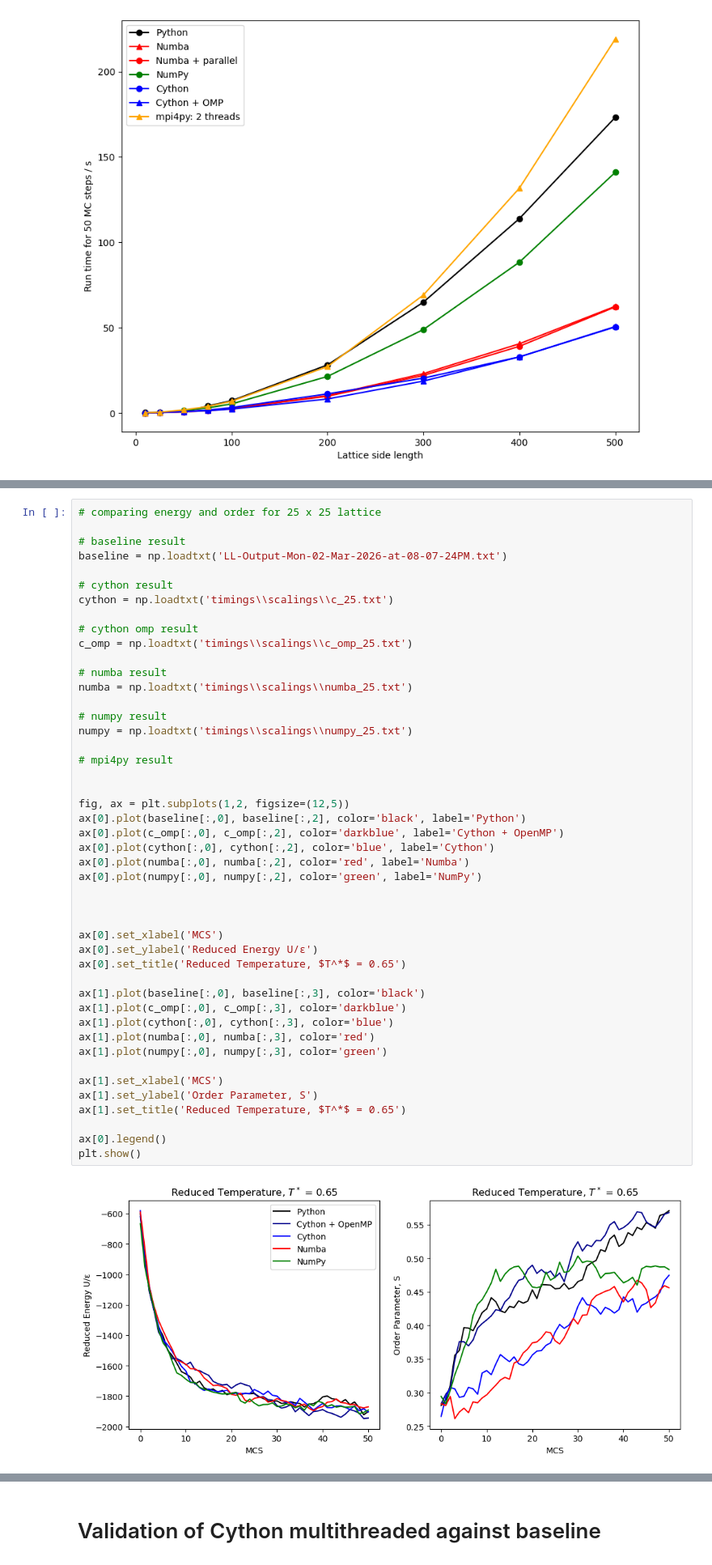
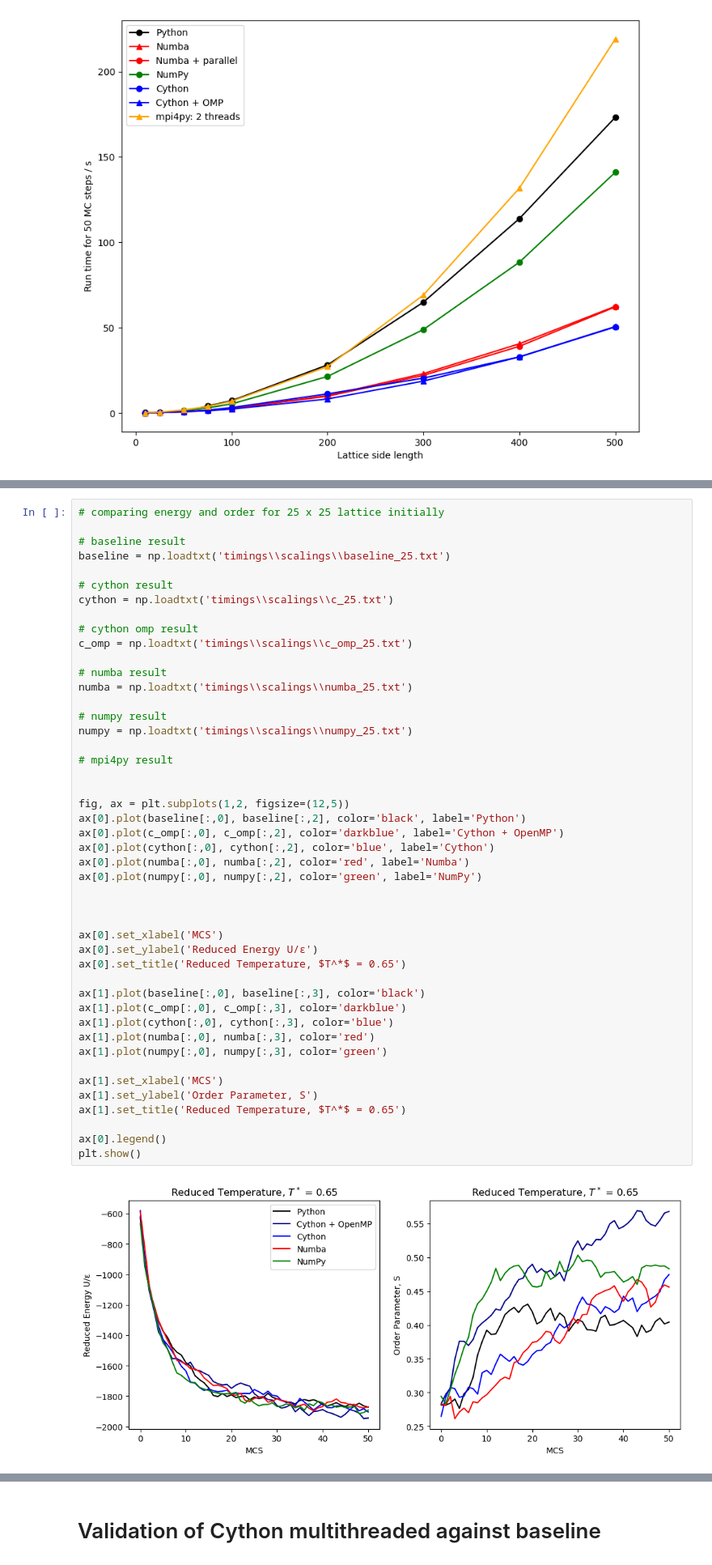
Before and after one commit to summerz04/LebwohlLasher, a Jupyter notebook: LebwohlLasher_Plotting.ipynb, the cells around one changed output, grey strips where cells are left out. Shown at 81% size. Saved outputs shown, nothing was run; the diff lists cells and outputs as text.

```diff
--- a/LebwohlLasher_Plotting.ipynb
+++ b/LebwohlLasher_Plotting.ipynb
@@ -269,8 +270,8 @@ import matplotlib.pyplot as plt
 # %%
-# comparing energy and order for 25 x 25 lattice
+# comparing energy and order for 25 x 25 lattice initially
 
 # baseline result
-baseline = np.loadtxt('LL-Output-Mon-02-Mar-2026-at-08-07-24PM.txt')
+baseline = np.loadtxt('timings\\scalings\\baseline_25.txt')
 
 # cython result
 cython = np.loadtxt('timings\\scalings\\c_25.txt')
@@ -286,31 +287,31 @@ numpy = np.loadtxt('timings\\scalings\\numpy_25.txt')
 
 # mpi4py result
 
 
 fig, ax = plt.subplots(1,2, figsize=(12,5))
 ax[0].plot(baseline[:,0], baseline[:,2], color='black', label='Python')
 ax[0].plot(c_omp[:,0], c_omp[:,2], color='darkblue', label='Cython + OpenMP')
 ax[0].plot(cython[:,0], cython[:,2], color='blue', label='Cython')
 ax[0].plot(numba[:,0], numba[:,2], color='red', label='Numba')
 ax[0].plot(numpy[:,0], numpy[:,2], color='green', label='NumPy')
 
 
 
 ax[0].set_xlabel('MCS')
 ax[0].set_ylabel('Reduced Energy U/ε')
 ax[0].set_title('Reduced Temperature, $T^*$ = 0.65')
 
 ax[1].plot(baseline[:,0], baseline[:,3], color='black')
 ax[1].plot(c_omp[:,0], c_omp[:,3], color='darkblue')
 ax[1].plot(cython[:,0], cython[:,3], color='blue')
 ax[1].plot(numba[:,0], numba[:,3], color='red')
 ax[1].plot(numpy[:,0], numpy[:,3], color='green')
 
 ax[1].set_xlabel('MCS')
 ax[1].set_ylabel('Order Parameter, S')
 ax[1].set_title('Reduced Temperature, $T^*$ = 0.65')
 
 ax[0].legend()
 plt.show()
 # %% [output]
-[figure, old version]
+[figure, new version]
```
Also changed, not shown: parts of 22 cells of this notebook.
